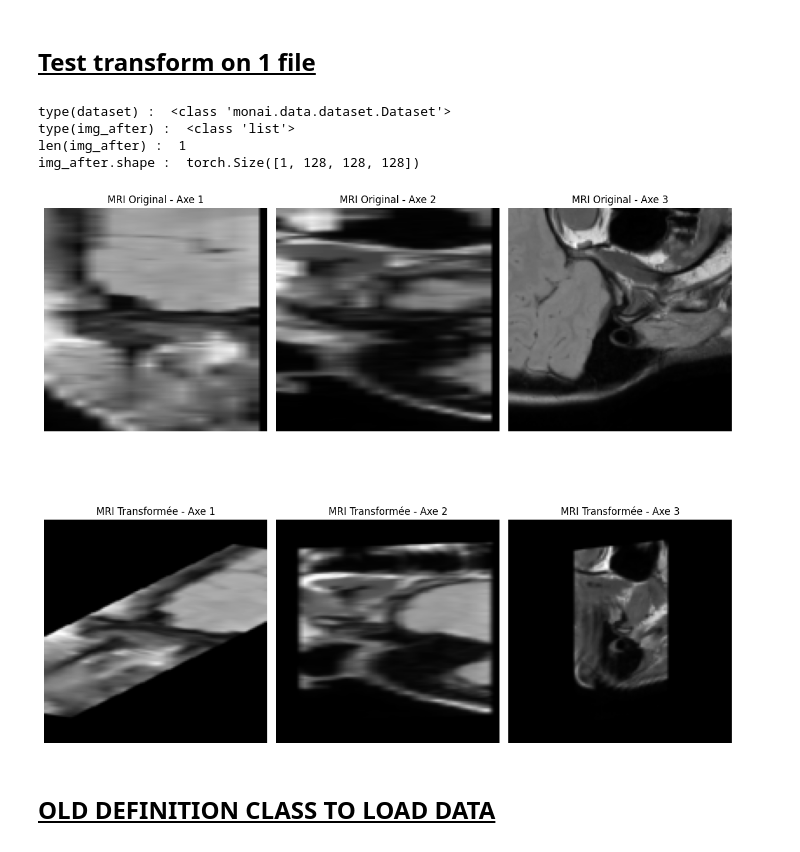
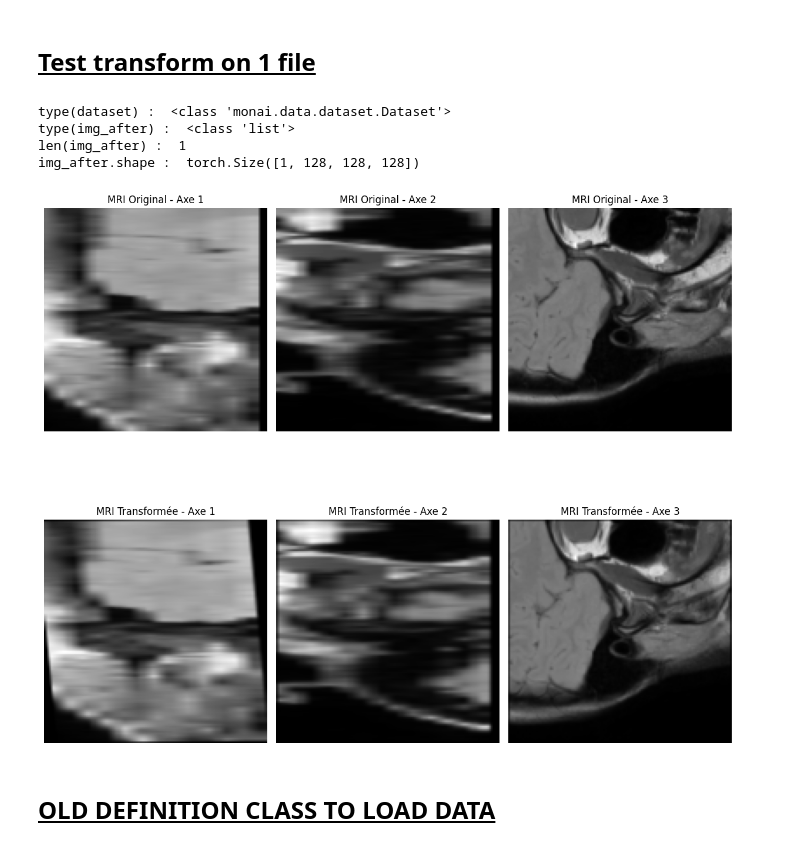
Before and after one commit to GaelleLeroux/MRI_to_CBCT, a Jupyter notebook: mri_to_cbct/loader.ipynb, the cells around one changed output. Cells and saved outputs as stored; diff of their text form; code cells hidden in the pictures.

```diff
--- a/mri_to_cbct/loader.ipynb
+++ b/mri_to_cbct/loader.ipynb
@@ -168,9 +168,9 @@ transform_test = Compose(
     EnsureTyped(keys=['img']),
     RandZoomd(keys=['img'], min_zoom=0.5, max_zoom=1.2, mode=['area'], prob=0.8, padding_mode='constant'),
 
-    RandRotated(keys=['img'], range_x=np.pi/4, mode=['bilinear'], prob=1.0),
+    RandRotated(keys=['img'], range_x=np.pi/8, mode=['bilinear'], prob=1.0),
 
-    RandAffined(keys=['img'], prob=0.8, shear_range=(0.3, 0.3), mode=['bilinear'], padding_mode='zeros'),
+    # RandAffined(keys=['img'], prob=0.8, shear_range=(0.3, 0.3), mode=['bilinear'], padding_mode='zeros'),
 
     Resized(keys=['img'], spatial_size=(128, 128, 128)),  # Redimensionne les images
 
@@ -243,34 +243,34 @@ axs[1,0].set_title("MRI Transformée - Axe 1")
 axs[1,0].axis("off")
 
 # Top-right image
 axs[1,1].imshow(img2, cmap="gray")
 axs[1,1].set_title("MRI Transformée - Axe 2")
 axs[1,1].axis("off")
 
 # Bottom-left image
 axs[1,2].imshow(img3, cmap="gray")
 axs[1,2].set_title("MRI Transformée - Axe 3")
 axs[1,2].axis("off")
 
 # Adjust layout for better spacing
 plt.tight_layout()
 plt.show()
 
 # POUR AFFICHER AVEC UNE BOUCLE
 # for i in range(len(img_after)):
 #     plt.figure("image", (12, 6))
 #     plt.title("MRI Transformée")
 #     plt.imshow(img_after[i][0, :, :, 125], cmap="gray")
 #     plt.show()
 
 # Exécution des transformations
 # _ = [data for data in dataset]
 # %% [output]
 type(dataset) :  <class 'monai.data.dataset.Dataset'>
 type(img_after) :  <class 'list'>
 len(img_after) :  1
 img_after.shape :  torch.Size([1, 128, 128, 128])
-[figure, old version]
+[figure, new version]
 # %% [markdown]
 <h1 style="font-size:24px; color:black; text-decoration:underline; font-weight:bold;">
   OLD DEFINITION CLASS TO LOAD DATA
```
Also changed, not shown: 11 other files.
